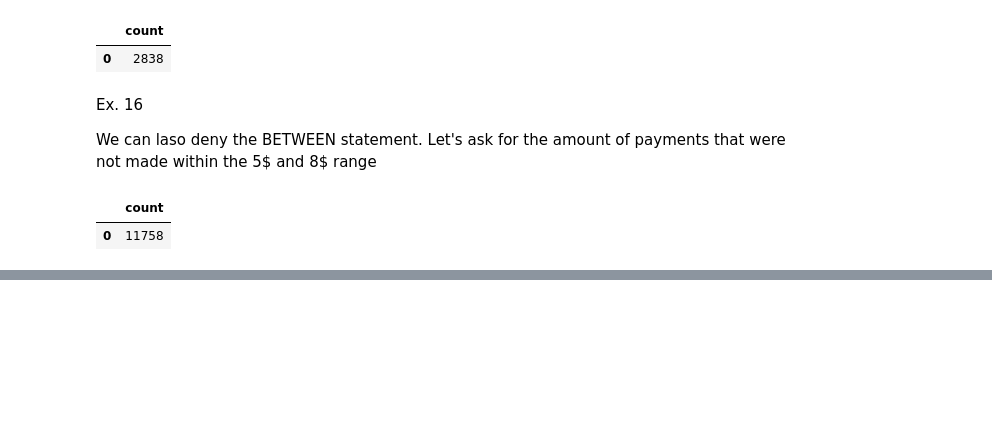
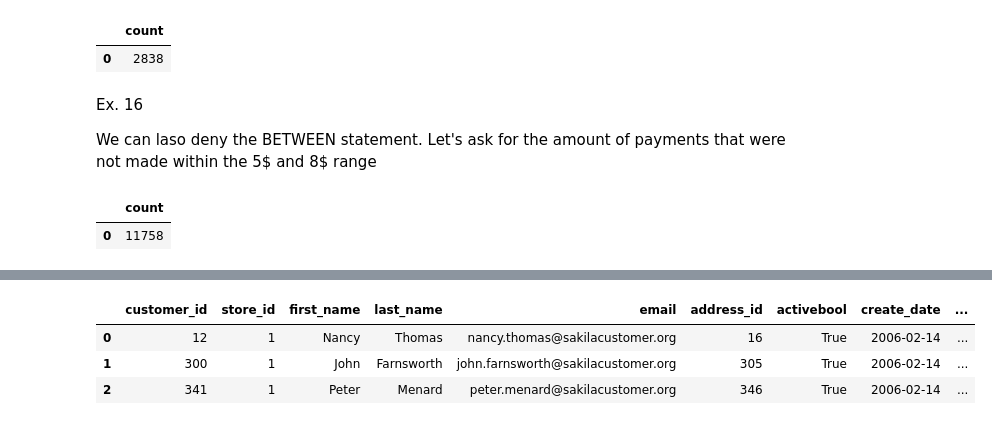
Before and after one commit to efracondes/SQL_with_Python, a Jupyter notebook: 1. Basic Statements.ipynb, the cells around one changed output, grey strips where cells are left out. Saved outputs shown, nothing was run; the diff lists cells and outputs as text; code cells hidden in the pictures; blank space fills up the shorter version.

```diff
--- a/1. Basic Statements.ipynb
+++ b/1. Basic Statements.ipynb
@@ -356,0 +365,13 @@ payments
+# %%
+query_17 = '''
+          SELECT * FROM customer
+          WHERE first_name IN ('John', 'Nancy', 'Peter')
+          '''
+
+jonh_nancy_peter = get_data(query_17)
+jonh_nancy_peter
+# %% [output]
+|  | customer_id | store_id | first_name | last_name | email | address_id | activebool | create_date | ... |
+| 0 | 12 | 1 | Nancy | Thomas | nancy.thomas@sakilacustomer.org | 16 | True | 2006-02-14 | ... |
+| 1 | 300 | 1 | John | Farnsworth | john.farnsworth@sakilacustomer.org | 305 | True | 2006-02-14 | ... |
+| 2 | 341 | 1 | Peter | Menard | peter.menard@sakilacustomer.org | 346 | True | 2006-02-14 | ... |
```
Also changed, not shown: parts of 10 cells of this notebook.
